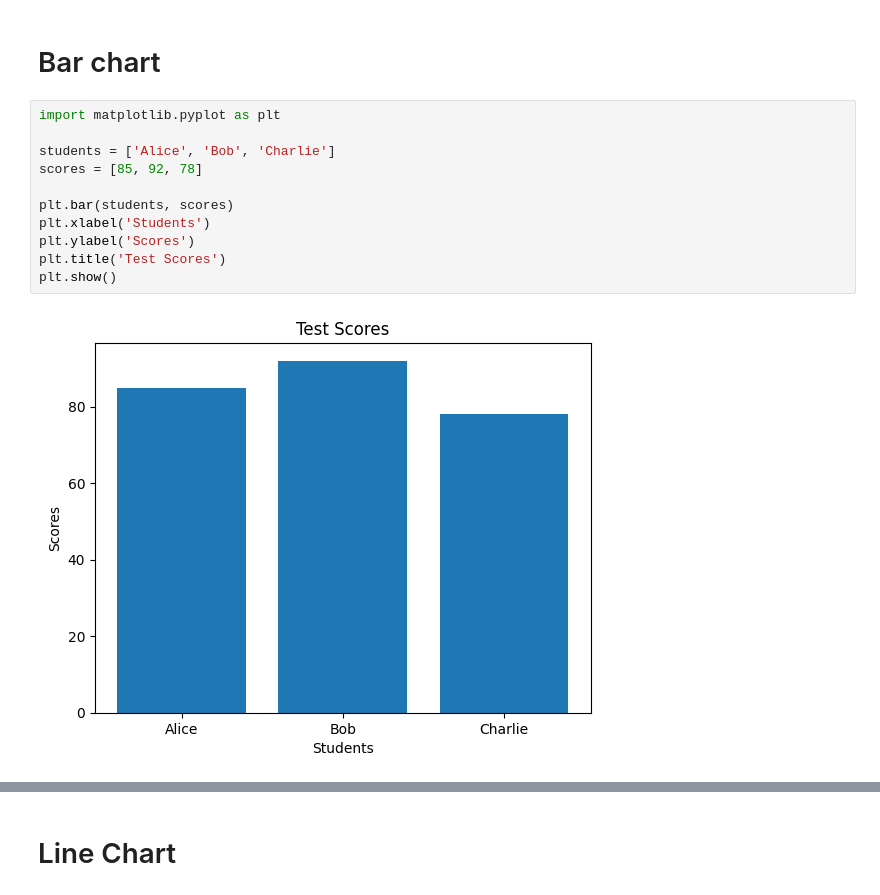
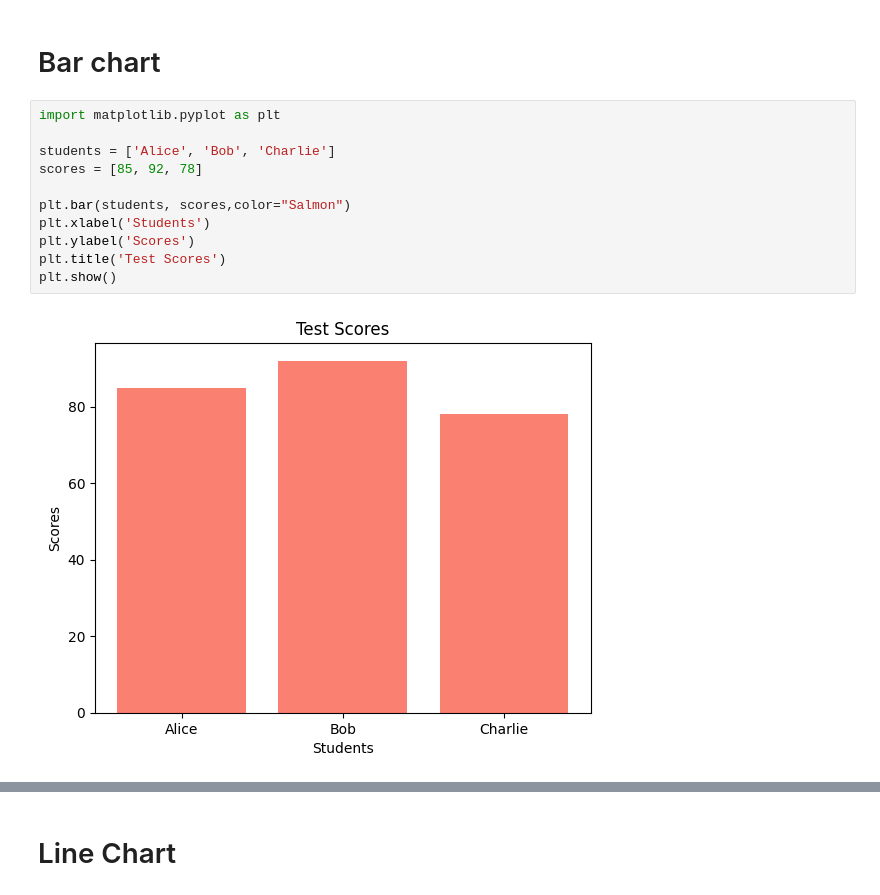
Before and after one commit to ngzhiwei517/NLP, a Jupyter notebook: Matplotlib.ipynb, the cells around one changed output, grey strips where cells are left out. Drawn from its saved outputs; the diff is of its cells as text.

```diff
--- a/Matplotlib.ipynb
+++ b/Matplotlib.ipynb
@@ -44,13 +44,13 @@ Think of it like:
 # %%
 import matplotlib.pyplot as plt
 
 students = ['Alice', 'Bob', 'Charlie']
 scores = [85, 92, 78]
 
-plt.bar(students, scores)
+plt.bar(students, scores,color="Salmon")
 plt.xlabel('Students')
 plt.ylabel('Scores')
 plt.title('Test Scores')
 plt.show()
 # %% [output]
-[figure, old version]
+[figure, new version]
```
Also changed, not shown: parts of 8 cells of this notebook.
